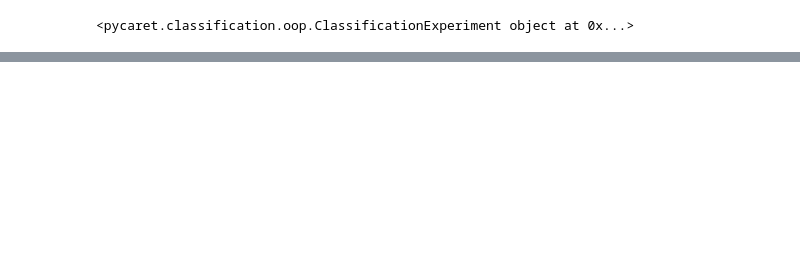
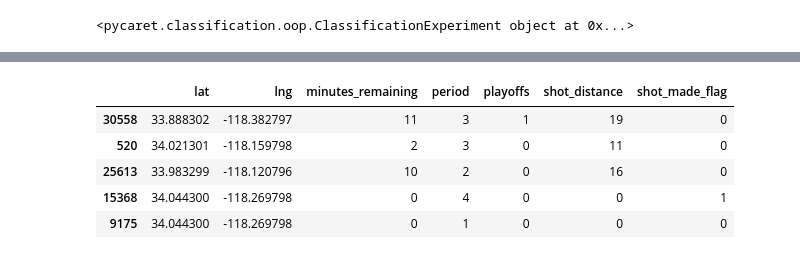
Before and after one commit to thealexandrelara/project-infnet-engenharia-de-machine-learning, a Jupyter notebook: notebooks/model_training.ipynb, the cells around one changed output, grey strips where cells are left out. Drawn from its saved outputs; the diff is of its cells as text; code cells hidden in the pictures; blank space fills up the shorter version.

```diff
--- a/notebooks/model_training.ipynb
+++ b/notebooks/model_training.ipynb
@@ -91,0 +101,4 @@ train_data = pd.concat([X_train, y_train], axis=1)
+# %%
+test_data = pd.concat([X_test, y_test], axis=1)
+test_data.head()
+# %% [output]
@@ -92,3 +106,9 @@ train_data = pd.concat([X_train, y_train], axis=1)
+|  | lat | lng | minutes_remaining | period | playoffs | shot_distance | shot_made_flag |
+| 30558 | 33.888302 | -118.382797 | 11 | 3 | 1 | 19 | 0 |
+| 520 | 34.021301 | -118.159798 | 2 | 3 | 0 | 11 | 0 |
+| 25613 | 33.983299 | -118.120796 | 10 | 2 | 0 | 16 | 0 |
+| 15368 | 34.044300 | -118.269798 | 0 | 4 | 0 | 0 | 1 |
+| 9175 | 34.044300 | -118.269798 | 0 | 1 | 0 | 0 | 0 |
 # %%
 experiment.get_config('y_train')
 # %% [output]
```
Also changed, not shown: parts of 4 cells of this notebook, 4 other files.
